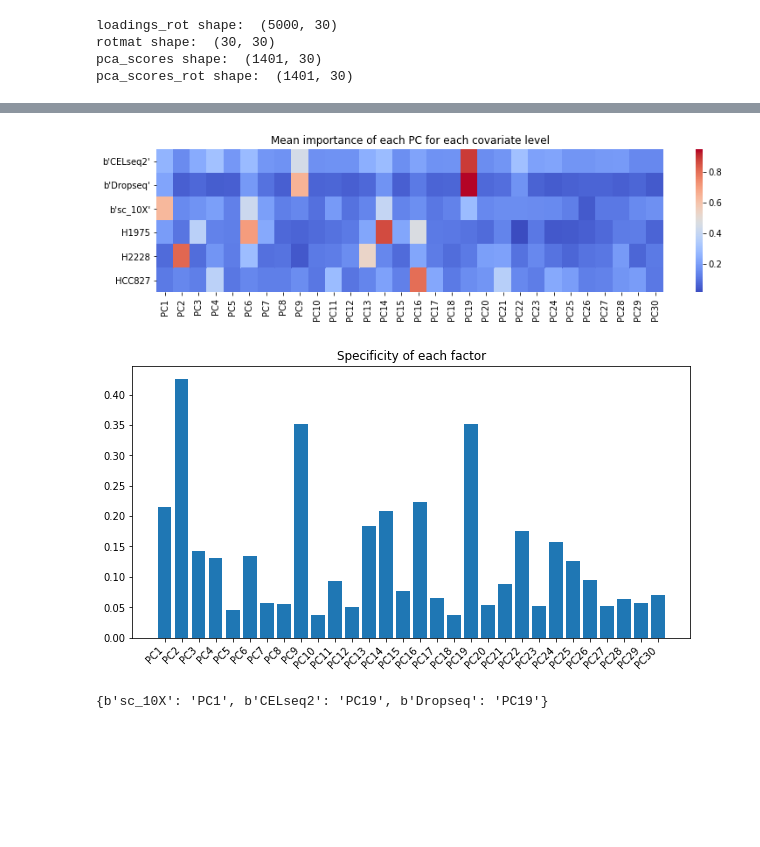
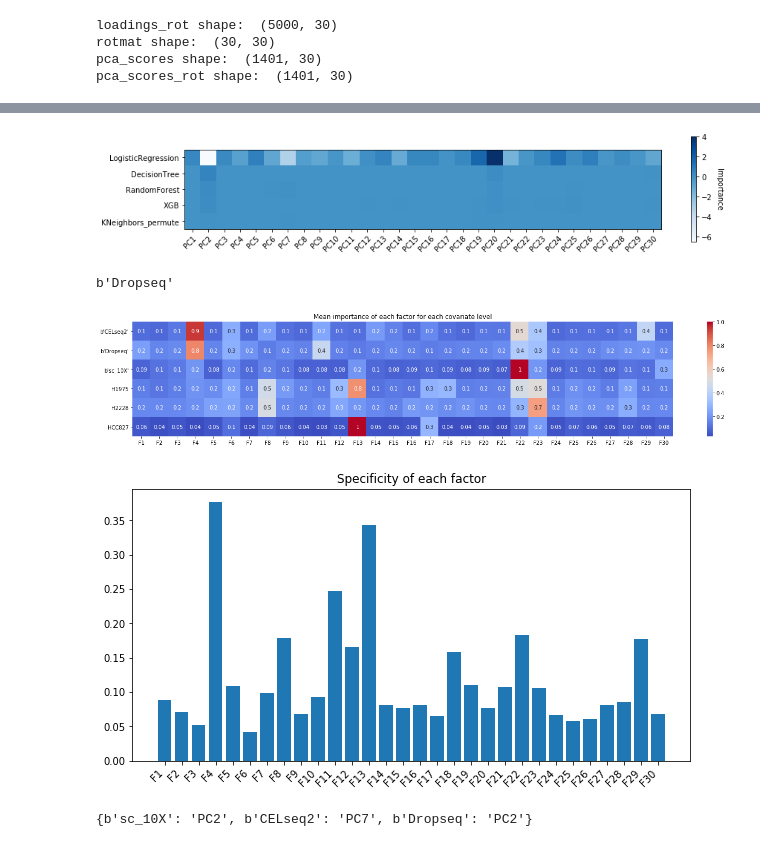
Before and after one commit to delipouya/scLMM, a Jupyter notebook: notebooks/FA_Interpretibility_metrics.ipynb, the cells around one changed output, grey strips where cells are left out. Cells and saved outputs as stored; diff of their text form; code cells hidden in the pictures; blank space fills up the shorter version.

```diff
--- a/notebooks/FA_Interpretibility_metrics.ipynb
+++ b/notebooks/FA_Interpretibility_metrics.ipynb
@@ -274,0 +322,17 @@ noise_variance:  1.773008142842129
+# %%
+
+#### applying NMF to the pearson residuals
+num_components = 30
+
+from sklearn.decomposition import NMF
+model = NMF(n_components=num_components, init='random', random_state=0)
+
+### normalize the residuals to be positive
+resid_pearson = resid_pearson + abs(np.min(resid_pearson))
+
+
+nmf_scores = model.fit_transform(resid_pearson.T)
+nmf_loading = model.components_
+
+pca_scores = nmf_scores
+pca_loading = nmf_loading
@@ -372,7 +441,7 @@ def get_mean_importance_all_levels(covariate_name, data, factor_scores):
 
 covariate_name =  'protocol'#'cell_line'
 covariate_level = b'Dropseq'
-factor_scores = pca_scores_rot
+factor_scores = pca_scores
 
 ### calculate the mean importance of each covariate level
 mean_importance_df_protocol = get_mean_importance_all_levels('protocol', data, factor_scores)
@@ -557,14 +569,39 @@ PC19
+# %%
+### visualizing the feature importance using a heatmap
+importance_df_np = np.asarray(importance_df)
+### plot the heatmap
+fig, ax = plt.subplots(figsize=(13, 2.5))
+im = ax.imshow(importance_df_np, cmap='Blues')
+### add the labels
+ax.set_xticks(np.arange(len(importance_df.columns)))
+ax.set_yticks(np.arange(len(importance_df.index)))
+ax.set_xticklabels(importance_df.columns)
+ax.set_yticklabels(importance_df.index)
+plt.setp(ax.get_xticklabels(), rotation=45, ha="right", rotation_mode="anchor")
+### add the colorbar
+cbar = ax.figure.colorbar(im, ax=ax)
+cbar.ax.set_ylabel('Importance', rotation=-90, va="bottom")
+### show the plot
+fig.tight_layout()
+plt.show()
+
+print(covariate_level)
+# %% [output]
+[figure, added]
+b'Dropseq'
 # %%
 ### concatenate mean_importance_df_protocol and mean_importance_df_cell_line
 mean_importance_df = pd.concat([mean_importance_df_protocol, mean_importance_df_cell_line], axis=0)
 mean_importance_df.shape
 ### plot mean_importance_df as a heatmap
-fig, ax = plt.subplots(figsize=(13, 3))
-sns.heatmap(mean_importance_df, cmap='coolwarm', ax=ax)
-ax.set_title('Mean importance of each PC for each covariate level')
+fig, ax = plt.subplots(figsize=(23, 4))
+### change the column names as 'factor1', 'factor2', ...
+mean_importance_df.columns = ['F'+str(i) for i in range(1, num_components+1)]
+sns.heatmap(mean_importance_df, cmap='coolwarm', ax=ax, annot=True, fmt=f'.1g')
+ax.set_title('Mean importance of each factor for each covariate level')
 plt.show()
 # %% [output]
-[figure, old version]
+[figure, new version]
 # %%
 ### scale the mean_importance_df base on column so that each column is between 0 and 1
 
@@ -597,24 +634,24 @@ ax.set_xticklabels(mean_importance_df.columns, rotation=45, ha="right",)
 ax.set_title('Specificity of each factor')
 plt.show()
 # %% [output]
-[figure, old version]
+[figure, new version]
 # %%
 
 ### print the levels of the protocol metadata ['sc_10X' 'CELseq2' 'Dropseq']
 # print the levels of the cell line metadata ['HCC827' 'H1975' 'H2228']
 
 ### generating the list of colors for samples
-my_color = {b'sc_10X': 'palegreen', b'CELseq2':'yellow', b'Dropseq':'pink'}
+my_color_protocol = {b'sc_10X': 'green', b'CELseq2':'pink', b'Dropseq':'orange'}
 ### generate a list containing the corresponding color for each sample
-protocol_color = [my_color[y_protocol[i]] for i in range(len(y_protocol))]
+protocol_color = [my_color_protocol[y_protocol[i]] for i in range(len(y_protocol))]
 
-my_color = {'HCC827': 'springgreen', 'H1975':'red', 'H2228':'orchid'}
-cell_line_color = [my_color[y_cell_line[i]] for i in range(len(y_cell_line))]
+my_color_cell_line = {'HCC827': 'springgreen', 'H1975':'red', 'H2228':'orchid'}
+cell_line_color = [my_color_cell_line[y_cell_line[i]] for i in range(len(y_cell_line))]
 
 
 print(a_cov_match_factor_dict)
 # %% [output]
-{b'sc_10X': 'PC1', b'CELseq2': 'PC19', b'Dropseq': 'PC19'}
+{b'sc_10X': 'PC2', b'CELseq2': 'PC7', b'Dropseq': 'PC2'}
 # %%
 print(covariate_level, a_cov_match_factor_dict[covariate_level])
 
```
Also changed, not shown: parts of 25 cells of this notebook, 5 other files.
